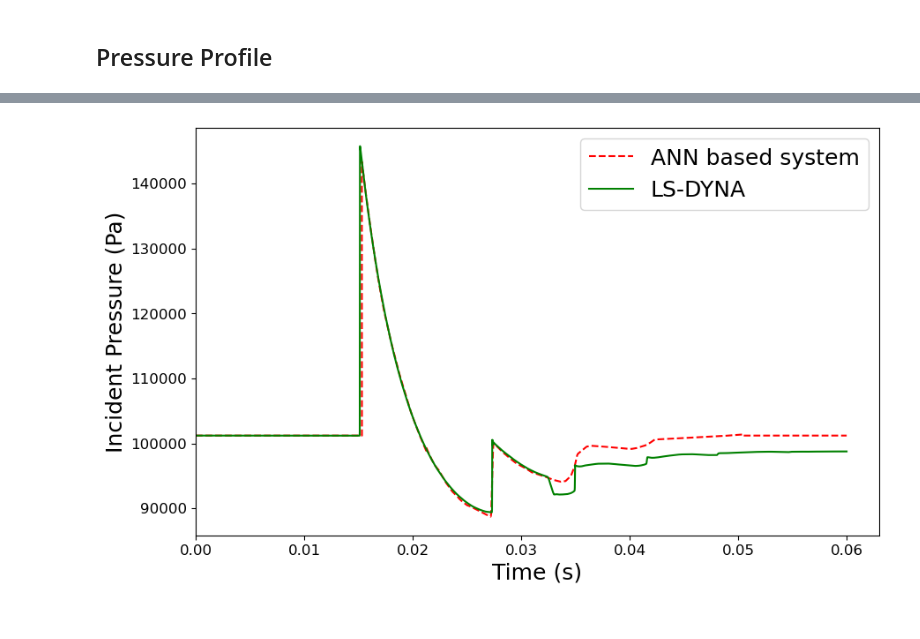
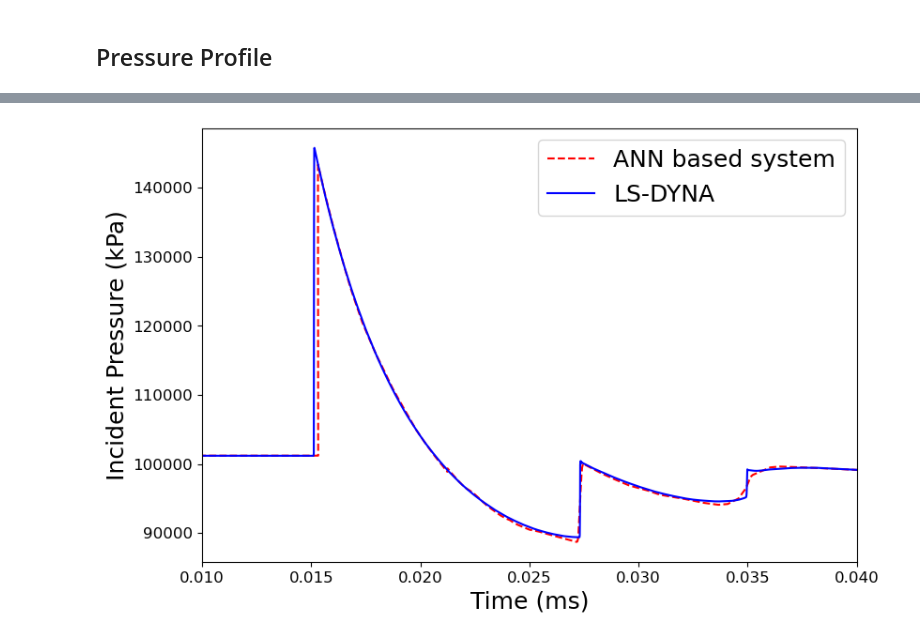
Before and after one commit to ChamodiWidanage/Pressure_history_2, a Jupyter notebook: Combined_Code_All_Sections_ANN.ipynb, the cells around one changed output, grey strips where cells are left out. Cells and saved outputs as stored; diff of their text form; code cells hidden in the pictures.

```diff
--- a/Combined_Code_All_Sections_ANN.ipynb
+++ b/Combined_Code_All_Sections_ANN.ipynb
@@ -40,7 +32,7 @@ print (sklearn.__version__)
 # %%
 charge_mass = 13.8
 standoff_distance = 9.2
-termination_time = 0.06
+termination_time = 0.045
 interval = 0.00001
 atm_pressure = 101200
 # %% [markdown]
@@ -157,17 +147,17 @@ y2 = lsdyna['Pressure']
 # %%
 X1 = ml_model[:,0]
 y1 = ml_model[:,1]
 
-plt.figure(figsize=(10,6))
+plt.figure(figsize=(9,6))
 plt.plot(X1, y1, linestyle = 'dashed', color = 'red', label = 'ANN based system')
-plt.plot(X2, y2, color = 'green',label = 'LS-DYNA')
+plt.plot(X2, y2, color = 'blue',label = 'LS-DYNA')
 #plt.plot(X3, y3, linestyle = 'dotted', color = 'blue',label = 'Viper Blast')
-plt.ylabel('Incident Pressure (Pa)',fontsize = 18)
-plt.xlabel('Time (s)',fontsize = 18)
+plt.ylabel('Incident Pressure (kPa)',fontsize = 18)
+plt.xlabel('Time (ms)',fontsize = 18)
 plt.xticks(fontsize = 12)
 plt.yticks(fontsize = 12)
 plt.legend(fontsize = 18)
-plt.xlim (0,)
+plt.xlim (0.01, 0.04)
 plt.show()
 # %% [output]
-[figure, old version]
+[figure, new version]
```
Also changed, not shown: parts of 3 cells of this notebook, 36 other files.
